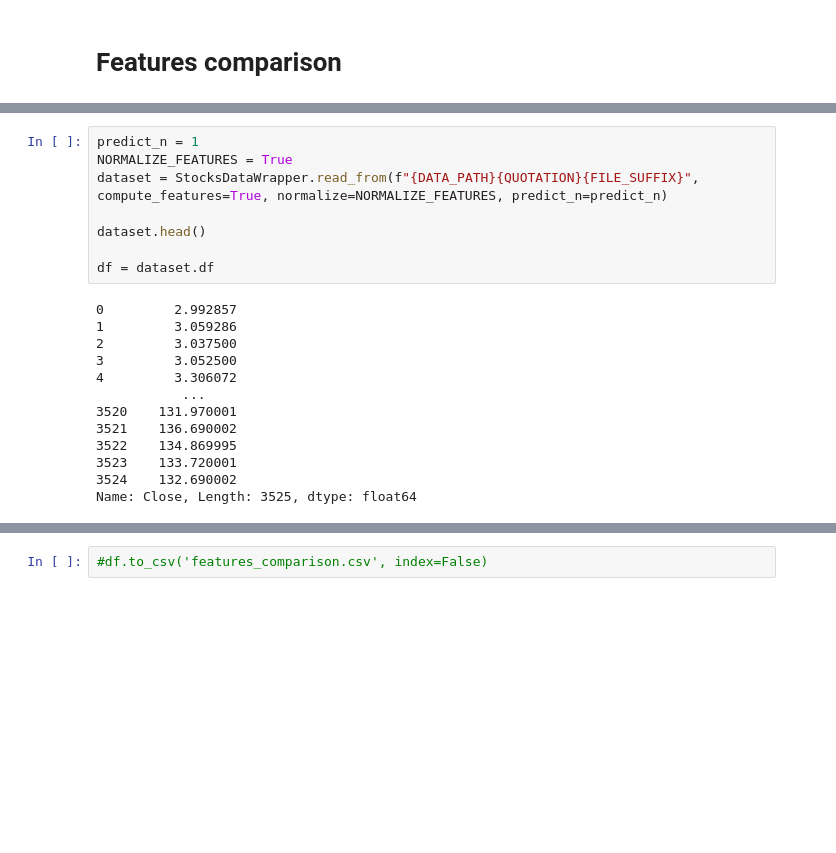
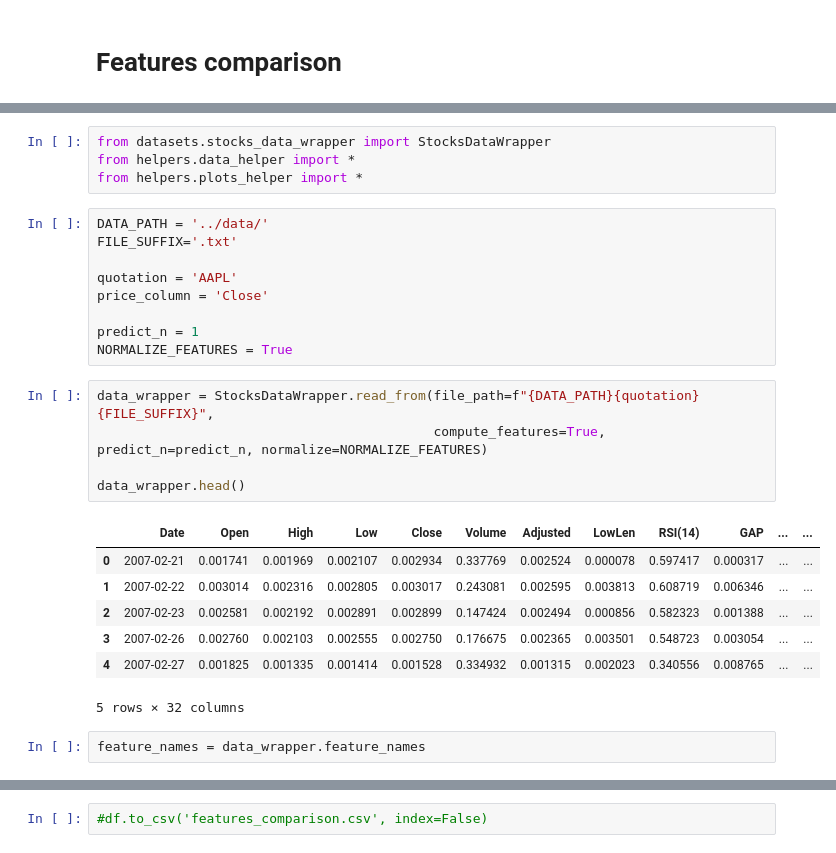
Before and after one commit to Naralas/StonksMarketPrediction, a Jupyter notebook: notebooks/FeaturesComparison.ipynb, the cells around one changed output, grey strips where cells are left out. Drawn from its saved outputs; the diff is of its cells as text; blank space fills up the shorter version.

```diff
--- a/notebooks/FeaturesComparison.ipynb
+++ b/notebooks/FeaturesComparison.ipynb
@@ -39,24 +18,31 @@ FILE_SUFFIX = '.txt'
+# %%
+from datasets.stocks_data_wrapper import StocksDataWrapper
+from helpers.data_helper import *
+from helpers.plots_helper import *
+# %%
+DATA_PATH = '../data/'
+FILE_SUFFIX='.txt'
+
+quotation = 'AAPL'
+price_column = 'Close'
+
+predict_n = 1
+NORMALIZE_FEATURES = True
 # %%
-predict_n = 1
-NORMALIZE_FEATURES = True
-dataset = StocksDataWrapper.read_from(f"{DATA_PATH}{QUOTATION}{FILE_SUFFIX}", compute_features=True, normalize=NORMALIZE_FEATURES, predict_n=predict_n)
+data_wrapper = StocksDataWrapper.read_from(file_path=f"{DATA_PATH}{quotation}{FILE_SUFFIX}",
+                                           compute_features=True, predict_n=predict_n, normalize=NORMALIZE_FEATURES)
 
-dataset.head()
-
-df = dataset.df
+data_wrapper.head()
 # %% [output]
+|  | Date | Open | High | Low | Close | Volume | Adjusted | LowLen | RSI(14) | GAP | ... | ... |
+| 0 | 2007-02-21 | 0.001741 | 0.001969 | 0.002107 | 0.002934 | 0.337769 | 0.002524 | 0.000078 | 0.597417 | 0.000317 | ... | ... |
+| 1 | 2007-02-22 | 0.003014 | 0.002316 | 0.002805 | 0.003017 | 0.243081 | 0.002595 | 0.003813 | 0.608719 | 0.006346 | ... | ... |
+| 2 | 2007-02-23 | 0.002581 | 0.002192 | 0.002891 | 0.002899 | 0.147424 | 0.002494 | 0.000856 | 0.582323 | 0.001388 | ... | ... |
+| 3 | 2007-02-26 | 0.002760 | 0.002103 | 0.002555 | 0.002750 | 0.176675 | 0.002365 | 0.003501 | 0.548723 | 0.003054 | ... | ... |
+| 4 | 2007-02-27 | 0.001825 | 0.001335 | 0.001414 | 0.001528 | 0.334932 | 0.001315 | 0.002023 | 0.340556 | 0.008765 | ... | ... |
-0         2.992857
-1         3.059286
-2         3.037500
-3         3.052500
-4         3.306072
-           ...
-3520    131.970001
-3521    136.690002
-3522    134.869995
-3523    133.720001
-3524    132.690002
-Name: Close, Length: 3525, dtype: float64
+5 rows × 32 columns
+# %%
+feature_names = data_wrapper.feature_names
 # %%
 def compute_t_test_classes(df, feature_names, classes, class_column='Next', equal_var=False):
     feature_p_vals = {}
```
Also changed, not shown: parts of 9 cells of this notebook, 14 other files.
